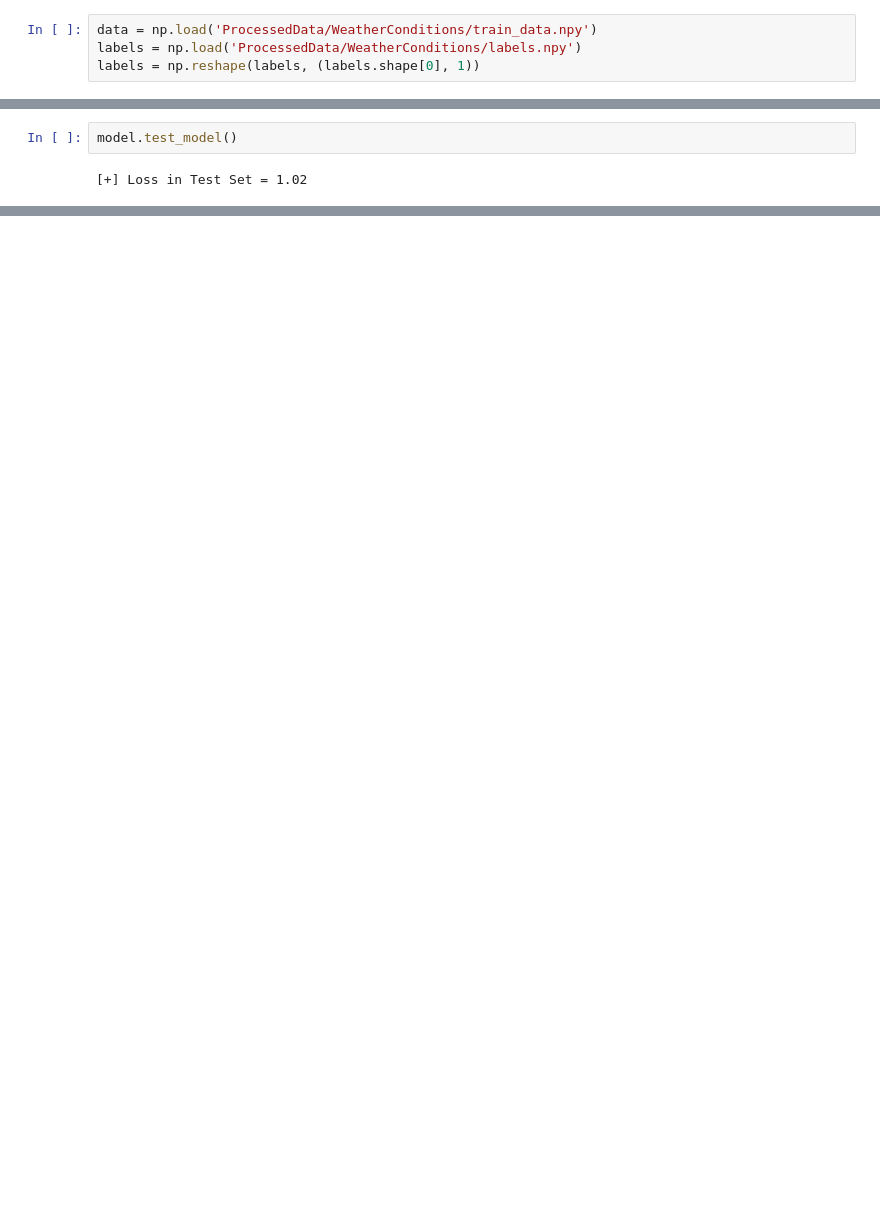
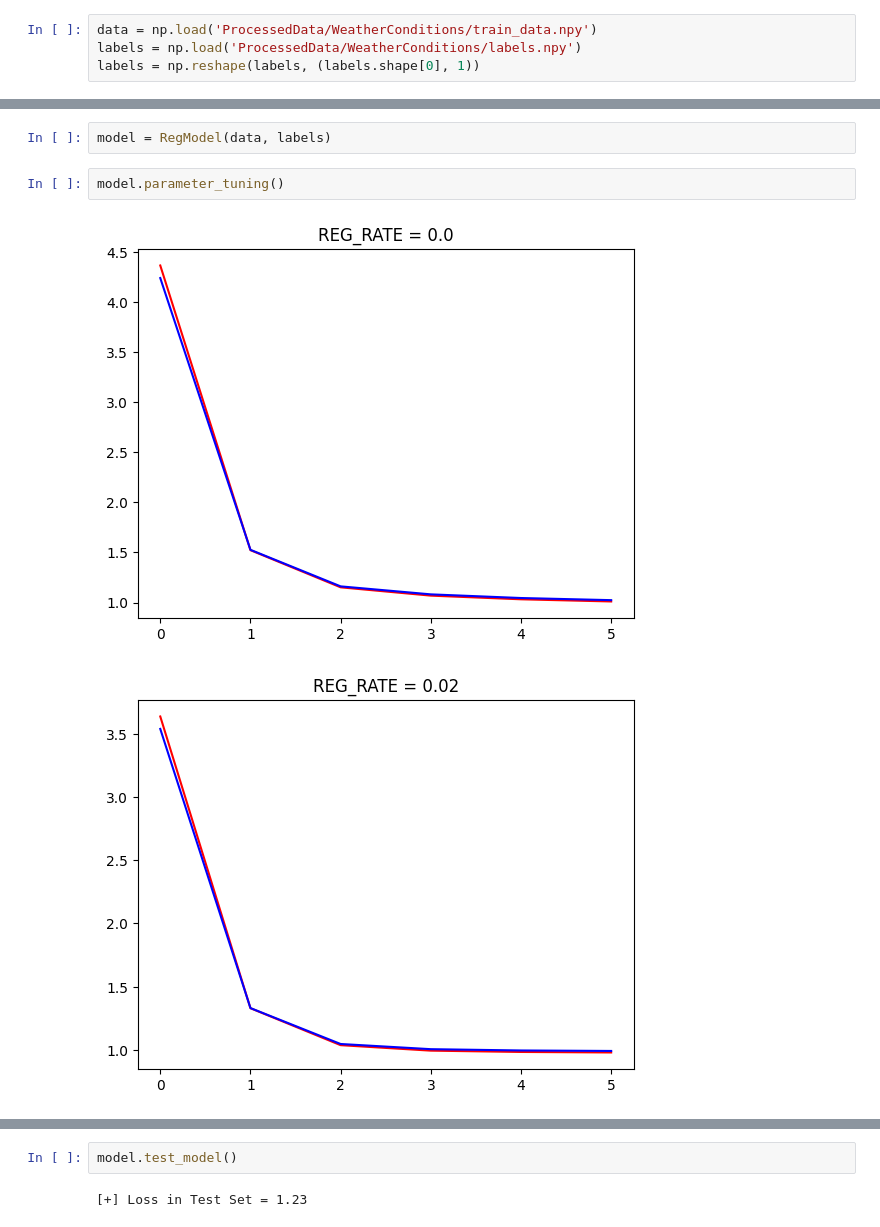
Before and after one commit to AR-PyT/LinearRegression, a Jupyter notebook: RegressionModel.ipynb, the cells around one changed output, grey strips where cells are left out. Saved outputs shown, nothing was run; the diff lists cells and outputs as text; blank space fills up the shorter version.

```diff
--- a/RegressionModel.ipynb
+++ b/RegressionModel.ipynb
@@ -82,4 +98,7 @@ model.epoch(10)
-# %%
-model.test_model()
-# %% [output]
-[+] Loss in Test Set = 1.02
+# %%
+model = RegModel(data, labels)
+# %%
+model.parameter_tuning()
+# %% [output]
+[figure, added]
+[figure, added]
@@ -85,0 +113,4 @@ model.test_model()
+# %%
+model.test_model()
+# %% [output]
+[+] Loss in Test Set = 1.23
```
Also changed, not shown: parts of 8 cells of this notebook.
